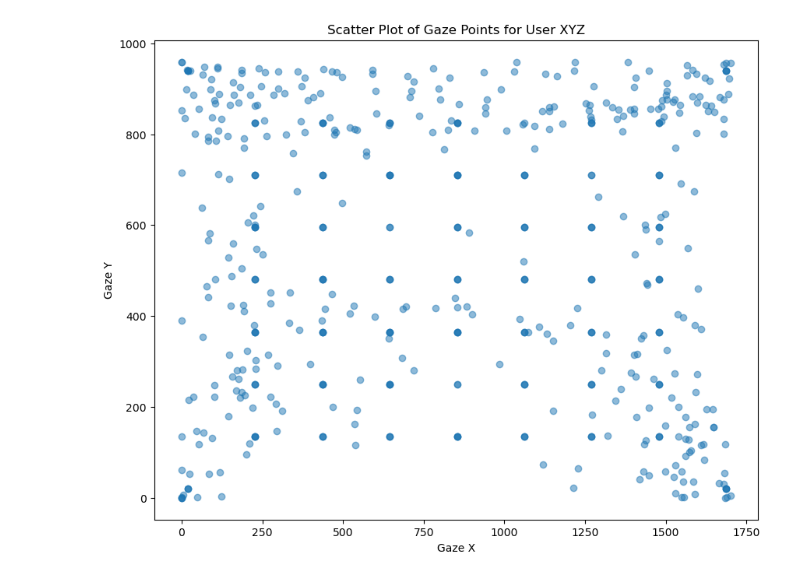
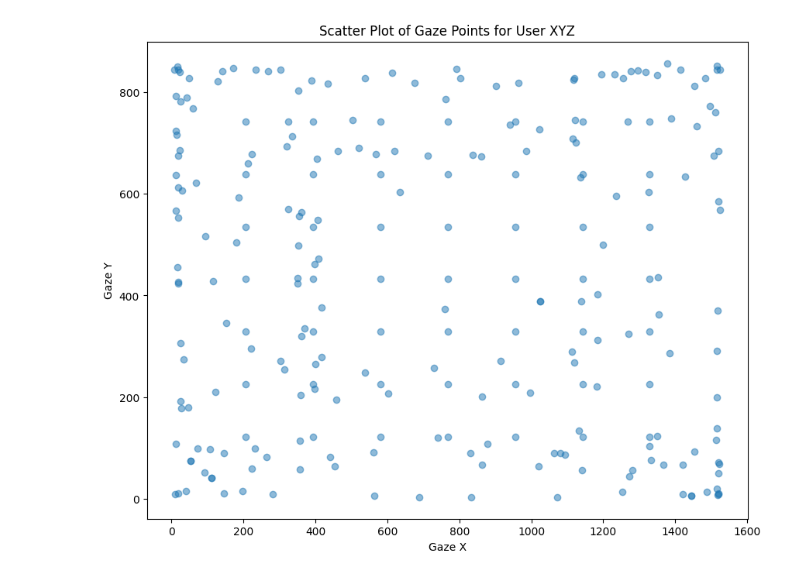
Before and after one commit to Willmp4/eye_gaze_data_collection, a Jupyter notebook: data_processing/finding_similarity.ipynb, the cells around one changed output. Saved outputs shown, nothing was run; the diff lists cells and outputs as text; code cells hidden in the pictures.

```diff
--- a/data_processing/finding_similarity.ipynb
+++ b/data_processing/finding_similarity.ipynb
@@ -203,20 +209,20 @@ else:
 # %%
 def plot_gaze_points(user_data, title):
     x = [point['gaze_point'][0] for point in user_data]
     y = [point['gaze_point'][1] for point in user_data]
 
     plt.figure(figsize=(10, 8))
     plt.scatter(x, y, alpha=0.5)
     plt.title(title)
     plt.xlabel('Gaze X')
     plt.ylabel('Gaze Y')
     plt.show()
 
 # Example of usage
-user_data_for_a_user = user_quadrant_data['Will']
+user_data_for_a_user = user_quadrant_data['muzzy']
 plot_gaze_points(user_data_for_a_user, 'Scatter Plot of Gaze Points for User XYZ')
 # %% [output]
-[figure, old version]
+[figure, new version]
 # %%
 def plot_similarity_histogram(user_data, title):
     similarities = [entry['similarity'] for entry in user_data]
```
Also changed, not shown: parts of 4 cells of this notebook.
